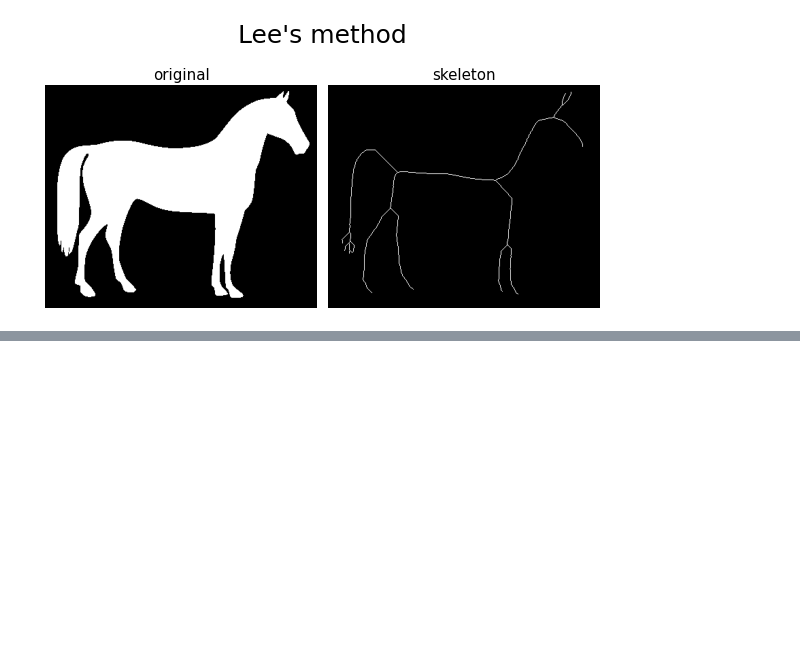
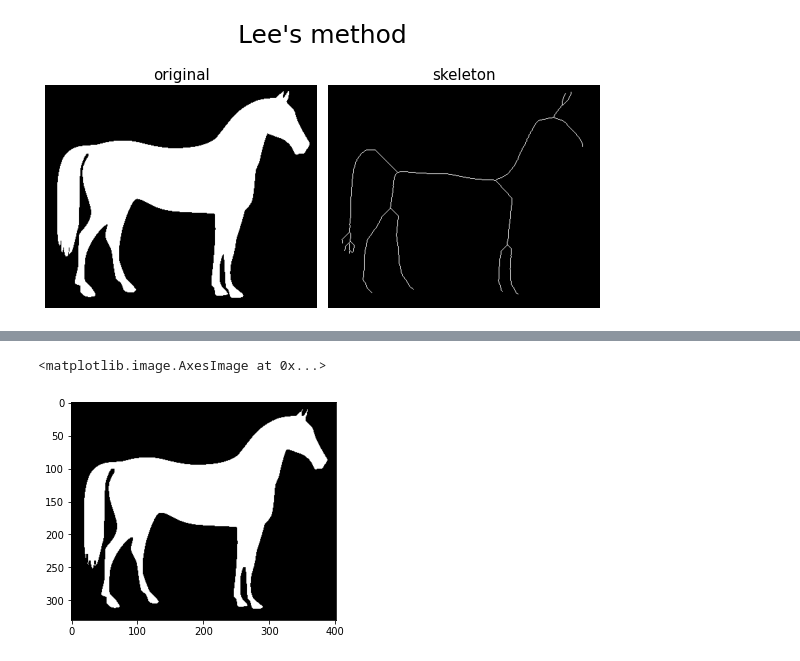
Before and after one commit to Momofil31/skeletonization, a Jupyter notebook: skeletonization.ipynb, the cells around one changed output, grey strips where cells are left out. Cells and saved outputs as stored; diff of their text form; code cells hidden in the pictures; blank space fills up the shorter version.

```diff
--- a/skeletonization.ipynb
+++ b/skeletonization.ipynb
@@ -792,0 +827,24 @@ Text(0.5, 0.98, "Lee's method")
+# %%
+def segment_k_means(img, K=2, attempts=10):
+    img = cv2.cvtColor(img, cv2.COLOR_BGR2RGB)
+    twoDimage = img.reshape((-1, 3))
+    twoDimage = np.float32(twoDimage)
+    criteria = (cv2.TERM_CRITERIA_EPS + cv2.TERM_CRITERIA_MAX_ITER, 10, 1.0)
+    ret, label, center = cv2.kmeans(
+        twoDimage, K, None, criteria, attempts, cv2.KMEANS_PP_CENTERS)
+    center = np.uint8(center)
+    res = center[label.flatten()]
+    result_image = res.reshape((img.shape))
+    result_image = cv2.cvtColor(result_image, cv2.COLOR_RGB2BGR)
+    return result_image
+# %%
+# segmentation use example
+image = cv2.imread("sample_images/horse.png",
+                   cv2.IMREAD_COLOR)  # choose your image
+
+
+image_segmented = segment_k_means(image, K=2)
+plt.imshow(image_segmented)
+# %% [output]
+<matplotlib.image.AxesImage at 0x...>
+[figure, added]
```
Also changed, not shown: parts of 11 cells of this notebook.
